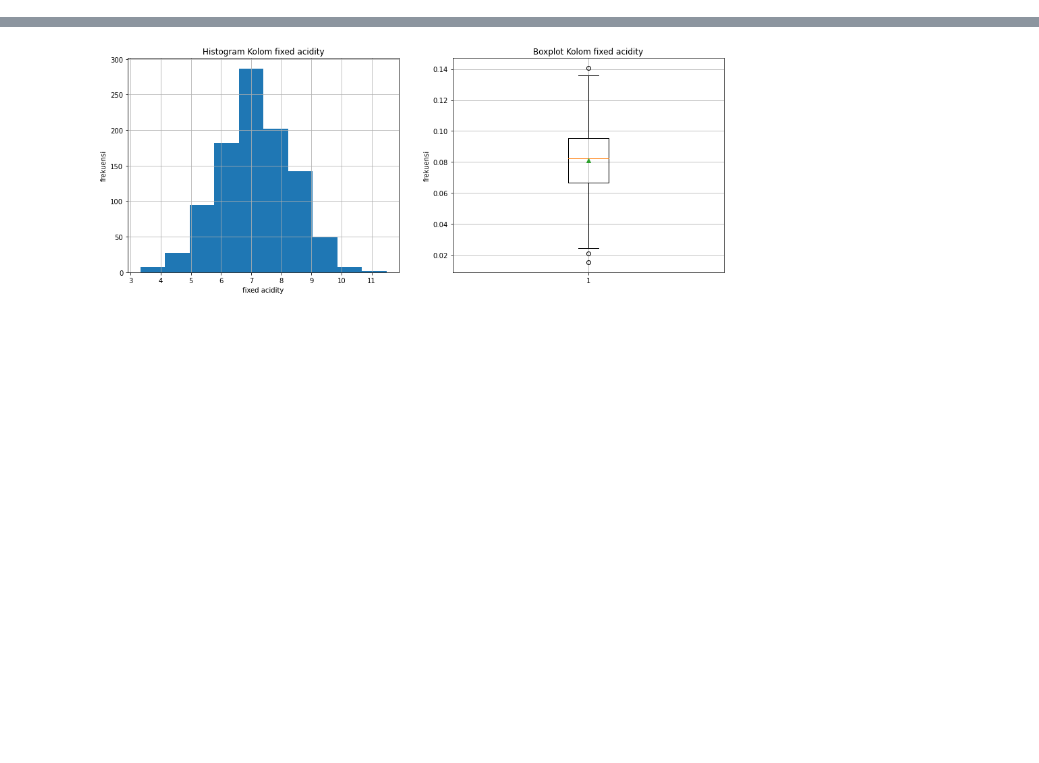
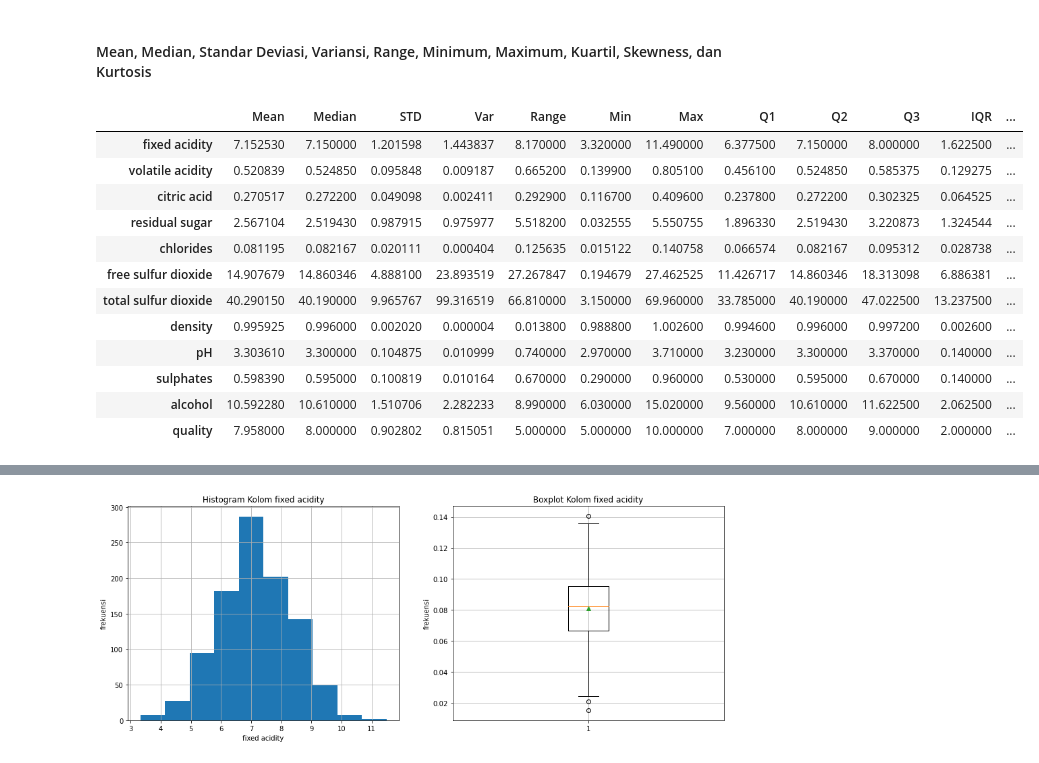
Before and after one commit to bangkitdc/hyphotesis_testing, a Jupyter notebook: main.ipynb, the cells around one changed output, grey strips where cells are left out. Drawn from its saved outputs; the diff is of its cells as text; code cells hidden in the pictures; blank space fills up the shorter version.

```diff
--- a/main.ipynb
+++ b/main.ipynb
@@ -25,4 +36,4 @@ Note: you may need to restart the kernel to use updated packages.
 # %%
-df = pd.read_csv('anggur.csv')
-df
+df = pd.read_csv('dataset/anggur.csv')
+df.info()
 # %% [output]
@@ -41,0 +75,34 @@ df
+# %%
+display(Markdown("#### Mean, Median, Standar Deviasi, Variansi, Range, Minimum, Maximum, Kuartil, Skewness, dan Kurtosis"))
+no1 = df
+
+stat = pd.DataFrame()
+stat["Mean"] = no1.mean()
+stat["Median"] = no1.median()
+stat["STD"] = no1.std()
+stat["Var"] = no1.var()
+stat["Range"] = no1.max() - no1.min()
+stat["Min"] = no1.min()
+stat["Max"] = no1.max()
+stat["Q1"] = no1.quantile(0.25)
+stat["Q2"] = no1.quantile(0.5)
+stat["Q3"] = no1.quantile(0.75)
+stat["IQR"] = stat["Q3"] - stat["Q1"]
+stat["Skew"] = no1.skew()
+stat["Kurt"] = no1.kurtosis()
+stat
+# %% [output]
+#### Mean, Median, Standar Deviasi, Variansi, Range, Minimum, Maximum, Kuartil, Skewness, dan Kurtosis
+|  | Mean | Median | STD | Var | Range | Min | Max | Q1 | Q2 | Q3 | IQR | ... |
+| fixed acidity | 7.152530 | 7.150000 | 1.201598 | 1.443837 | 8.170000 | 3.320000 | 11.490000 | 6.377500 | 7.150000 | 8.000000 | 1.622500 | ... |
+| volatile acidity | 0.520839 | 0.524850 | 0.095848 | 0.009187 | 0.665200 | 0.139900 | 0.805100 | 0.456100 | 0.524850 | 0.585375 | 0.129275 | ... |
+| citric acid | 0.270517 | 0.272200 | 0.049098 | 0.002411 | 0.292900 | 0.116700 | 0.409600 | 0.237800 | 0.272200 | 0.302325 | 0.064525 | ... |
+| residual sugar | 2.567104 | 2.519430 | 0.987915 | 0.975977 | 5.518200 | 0.032555 | 5.550755 | 1.896330 | 2.519430 | 3.220873 | 1.324544 | ... |
+| chlorides | 0.081195 | 0.082167 | 0.020111 | 0.000404 | 0.125635 | 0.015122 | 0.140758 | 0.066574 | 0.082167 | 0.095312 | 0.028738 | ... |
+| free sulfur dioxide | 14.907679 | 14.860346 | 4.888100 | 23.893519 | 27.267847 | 0.194679 | 27.462525 | 11.426717 | 14.860346 | 18.313098 | 6.886381 | ... |
+| total sulfur dioxide | 40.290150 | 40.190000 | 9.965767 | 99.316519 | 66.810000 | 3.150000 | 69.960000 | 33.785000 | 40.190000 | 47.022500 | 13.237500 | ... |
+| density | 0.995925 | 0.996000 | 0.002020 | 0.000004 | 0.013800 | 0.988800 | 1.002600 | 0.994600 | 0.996000 | 0.997200 | 0.002600 | ... |
+| pH | 3.303610 | 3.300000 | 0.104875 | 0.010999 | 0.740000 | 2.970000 | 3.710000 | 3.230000 | 3.300000 | 3.370000 | 0.140000 | ... |
+| sulphates | 0.598390 | 0.595000 | 0.100819 | 0.010164 | 0.670000 | 0.290000 | 0.960000 | 0.530000 | 0.595000 | 0.670000 | 0.140000 | ... |
+| alcohol | 10.592280 | 10.610000 | 1.510706 | 2.282233 | 8.990000 | 6.030000 | 15.020000 | 9.560000 | 10.610000 | 11.622500 | 2.062500 | ... |
+| quality | 7.958000 | 8.000000 | 0.902802 | 0.815051 | 5.000000 | 5.000000 | 10.000000 | 7.000000 | 8.000000 | 9.000000 | 2.000000 | ... |
```
Also changed, not shown: parts of 21 cells of this notebook, 1 other file.
